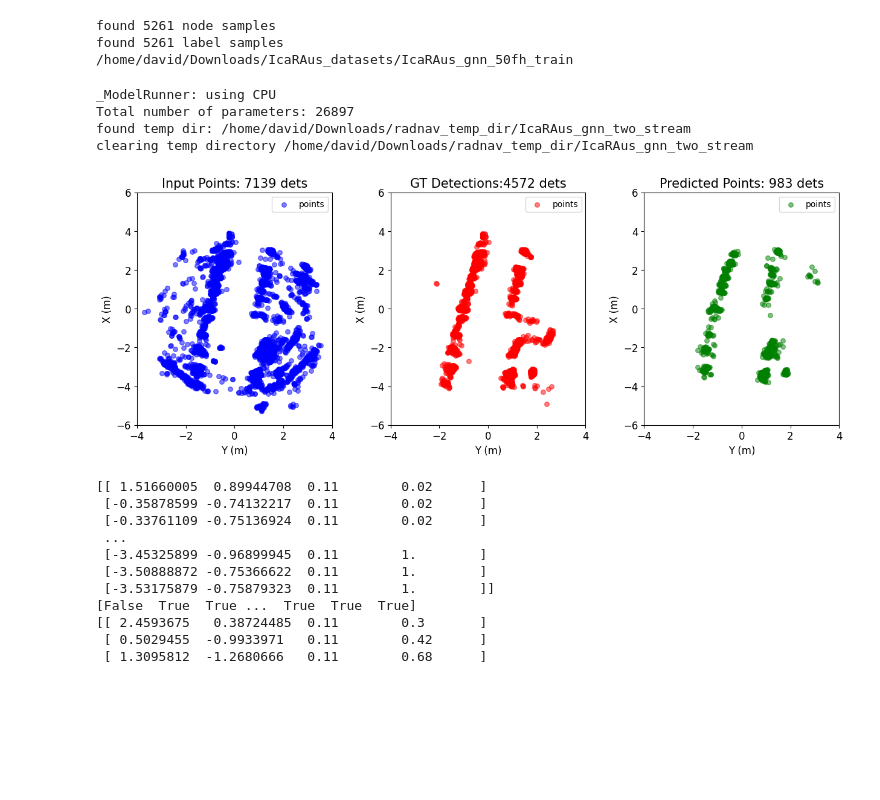
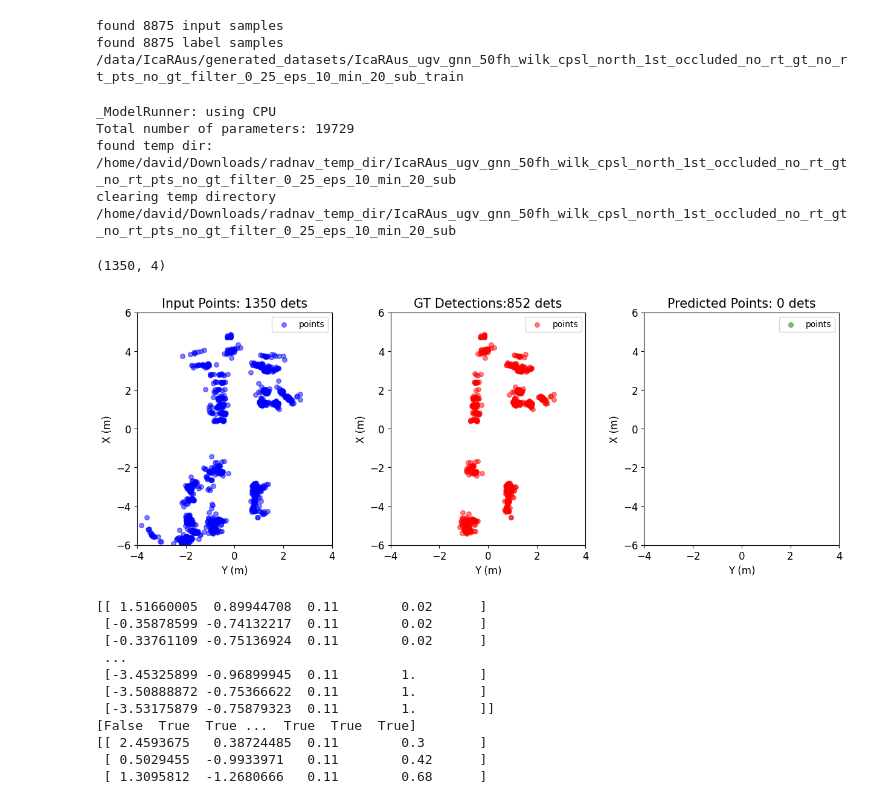
Before and after one commit to davidmhunt/mmwave_model_integrator, a Jupyter notebook: notebooks/testing_IcaRAus_gnn.ipynb, the cells around one changed output. Cells and saved outputs as stored; diff of their text form; code cells hidden in the pictures; blank space fills up the shorter version.

```diff
--- a/notebooks/testing_IcaRAus_gnn.ipynb
+++ b/notebooks/testing_IcaRAus_gnn.ipynb
@@ -26,6 +26,14 @@ from mmwave_model_integrator.plotting.movie_generator_gnn import MovieGeneratorG
 config_label = "IcaRAus_gnn_two_stream"
 dataset_label = "IcaRAus_gnn_50fh"
 dataset_path = os.path.join(DATASET_PATH,"IcaRAus_datasets","{}_train".format(dataset_label))
+
+DATASET_PATH="/data/IcaRAus/generated_datasets"
+num_frames_history = 50
+#key {no}_occluded_{rt or olp}_gt_{rt or olp}_pts_{no}_gt_filter
+config_label = "IcaRAus_ugv_gnn_{}fh_wilk_cpsl_north_1st_occluded_no_rt_gt_no_rt_pts_no_gt_filter_0_25_eps_10_min_20_sub".format(num_frames_history)
+dataset_path = os.path.join(DATASET_PATH,"{}_train".format(config_label))
+
+
 dataset = GnnNodeDS(
     dataset_path=dataset_path,
     node_folder="nodes",
@@ -33,9 +41,9 @@ dataset = GnnNodeDS(
 )
 print(dataset_path)
 # %% [output]
-found 5261 node samples
-found 5261 label samples
-/home/david/Downloads/IcaRAus_datasets/IcaRAus_gnn_50fh_train
+found 8875 input samples
+found 8875 label samples
+/data/IcaRAus/generated_datasets/IcaRAus_ugv_gnn_50fh_wilk_cpsl_north_1st_occluded_no_rt_gt_no_rt_pts_no_gt_filter_0_25_eps_10_min_20_sub_train
 # %%
 #initialize the encoder and decoder
 input_encoder = _NodeEncoder()
@@ -52,7 +60,8 @@ model = TwoStreamSpatioTemporalGnn(
 
 runner = GNNRunner(
     model= model,
-    state_dict_path="/home/david/Documents/odometry/submodules/mmwave_model_integrator/scripts/working_dir/IcaRAus_gnn_IcaRAus_ds/IcaRAus_TwoStreamSpatioTemporalGnn_IcaRAus_ds_50fh.pth",
+    # state_dict_path="/home/david/Documents/odometry/submodules/mmwave_model_integrator/scripts/working_dir/IcaRAus_gnn_IcaRAus_ds/IcaRAus_TwoStreamSpatioTemporalGnn_IcaRAus_ds_50fh.pth",
+    state_dict_path="/home/david/Downloads/IcaRAus_TwoStreamSpatioTemporalGnn_IcaRAus_ds_50fh_k4.pth",
     cuda_device="cpu",
     edge_radius=10.0, #unused for this model
     enable_downsampling=True,
@@ -72,24 +81,26 @@ movie_generator = MovieGeneratorGNN(
 )
 # %% [output]
 _ModelRunner: using CPU
-Total number of parameters: 26897
-found temp dir: /home/david/Downloads/radnav_temp_dir/IcaRAus_gnn_two_stream
-clearing temp directory /home/david/Downloads/radnav_temp_dir/IcaRAus_gnn_two_stream
+Total number of parameters: 19729
+found temp dir: /home/david/Downloads/radnav_temp_dir/IcaRAus_ugv_gnn_50fh_wilk_cpsl_north_1st_occluded_no_rt_gt_no_rt_pts_no_gt_filter_0_25_eps_10_min_20_sub
+clearing temp directory /home/david/Downloads/radnav_temp_dir/IcaRAus_ugv_gnn_50fh_wilk_cpsl_north_1st_occluded_no_rt_gt_no_rt_pts_no_gt_filter_0_25_eps_10_min_20_sub
 # %%
 #plot a sample from the training dataset
-idx = 980 #980 good for imaging #3000 good on 10fp_20fh_0_50_th_5mRng_0_2_res_train
+idx = 100 #980 good for imaging #3000 good on 10fp_20fh_0_50_th_5mRng_0_2_res_train
 nodes = dataset.get_node_data(idx)
 labels = dataset.get_label_data(idx)
+print(nodes.shape)
 plotter.plot_compilation(
     input_data=nodes,
     gt_data=labels,
     input_encoder=input_encoder,
     ground_truth_encoder=ground_truth_encoder,
     runner=runner,
     show=True
 )
 # %% [output]
+(1350, 4)
-[figure, old version]
+[figure, new version]
 # %%
 idx = 980
 nodes = dataset.get_node_data(idx)
```
Also changed, not shown: 9 other files.
